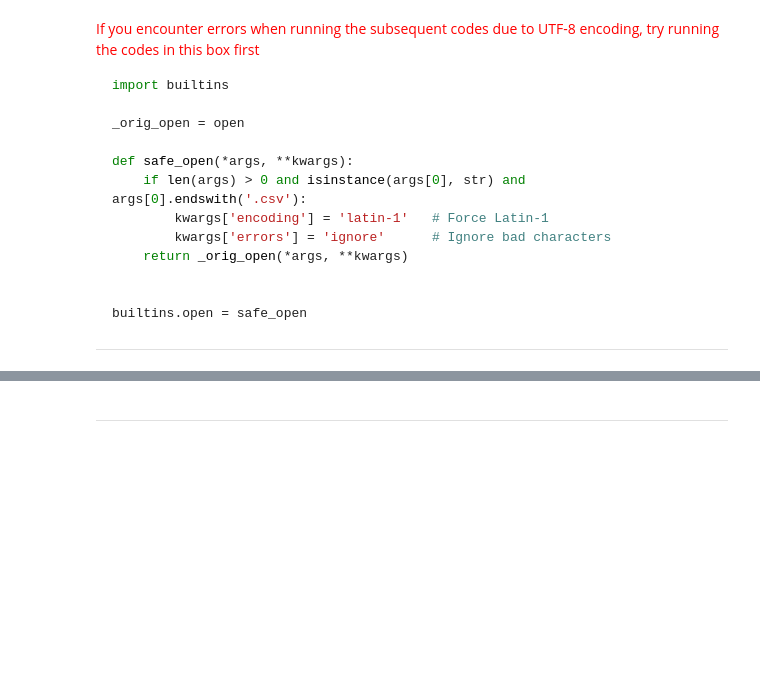
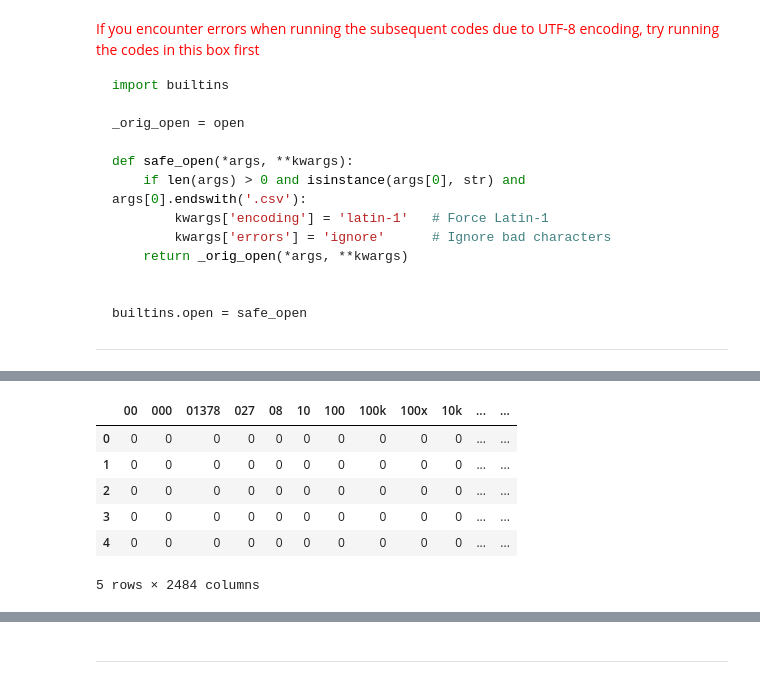
Before and after one commit to Ats-Tewe/DM2025-Lab1-Exercise, a Jupyter notebook: DM2025-Lab1-Homework.ipynb, the cells around one changed output, grey strips where cells are left out. Drawn from its saved outputs; the diff is of its cells as text; code cells hidden in the pictures; blank space fills up the shorter version.

```diff
--- a/DM2025-Lab1-Homework.ipynb
+++ b/DM2025-Lab1-Homework.ipynb
@@ -2042,0 +1334,11 @@ Implement the FAE Top-K and MaxFPGrowth algorithms from the PAMI library to anal
+# %%
+# Example for Neutral
+term_document_dfs['neutral'].head()
+# %% [output]
+|  | 00 | 000 | 01378 | 027 | 08 | 10 | 100 | 100k | 100x | 10k | ... | ... |
+| 0 | 0 | 0 | 0 | 0 | 0 | 0 | 0 | 0 | 0 | 0 | ... | ... |
+| 1 | 0 | 0 | 0 | 0 | 0 | 0 | 0 | 0 | 0 | 0 | ... | ... |
+| 2 | 0 | 0 | 0 | 0 | 0 | 0 | 0 | 0 | 0 | 0 | ... | ... |
+| 3 | 0 | 0 | 0 | 0 | 0 | 0 | 0 | 0 | 0 | 0 | ... | ... |
+| 4 | 0 | 0 | 0 | 0 | 0 | 0 | 0 | 0 | 0 | 0 | ... | ... |
+5 rows × 2484 columns
```
Also changed, not shown: parts of 243 cells of this notebook, 8 other files.
